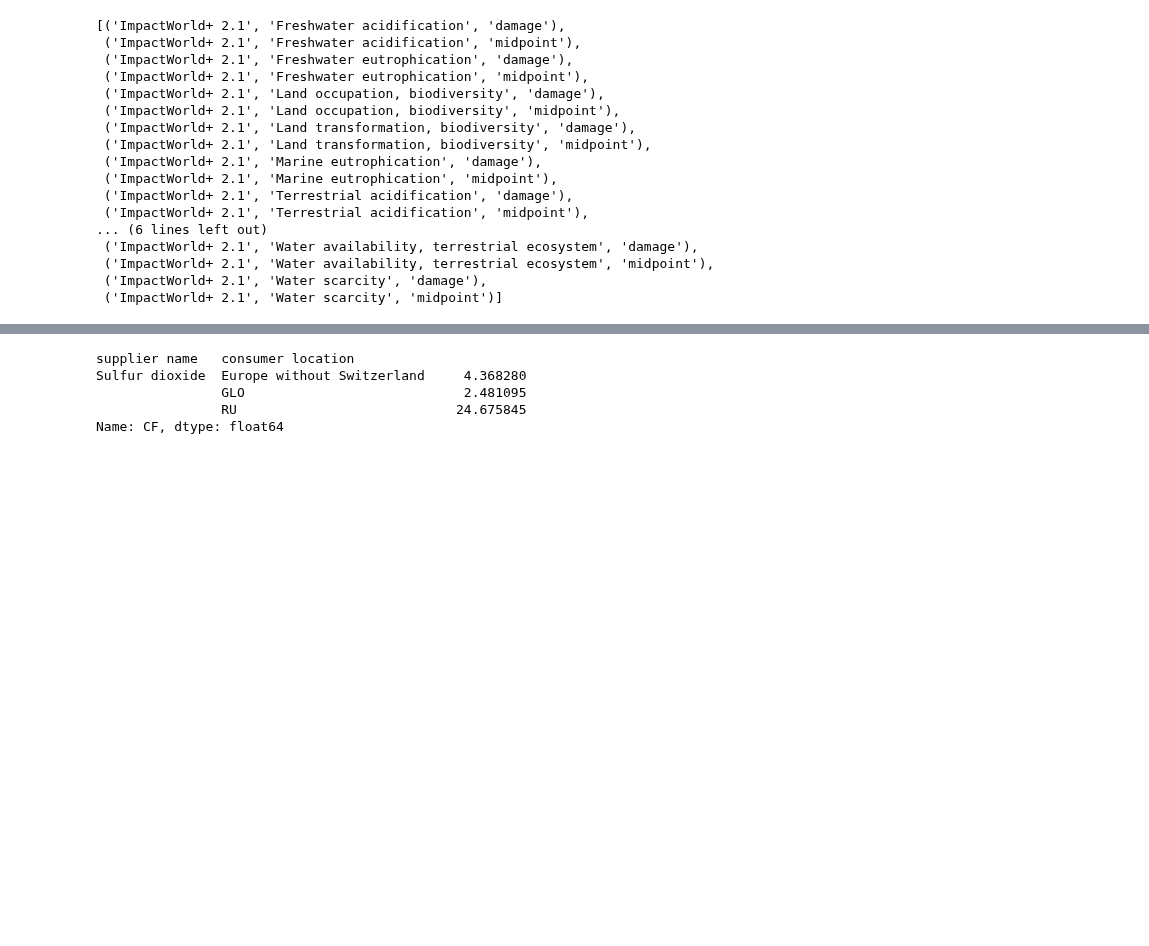
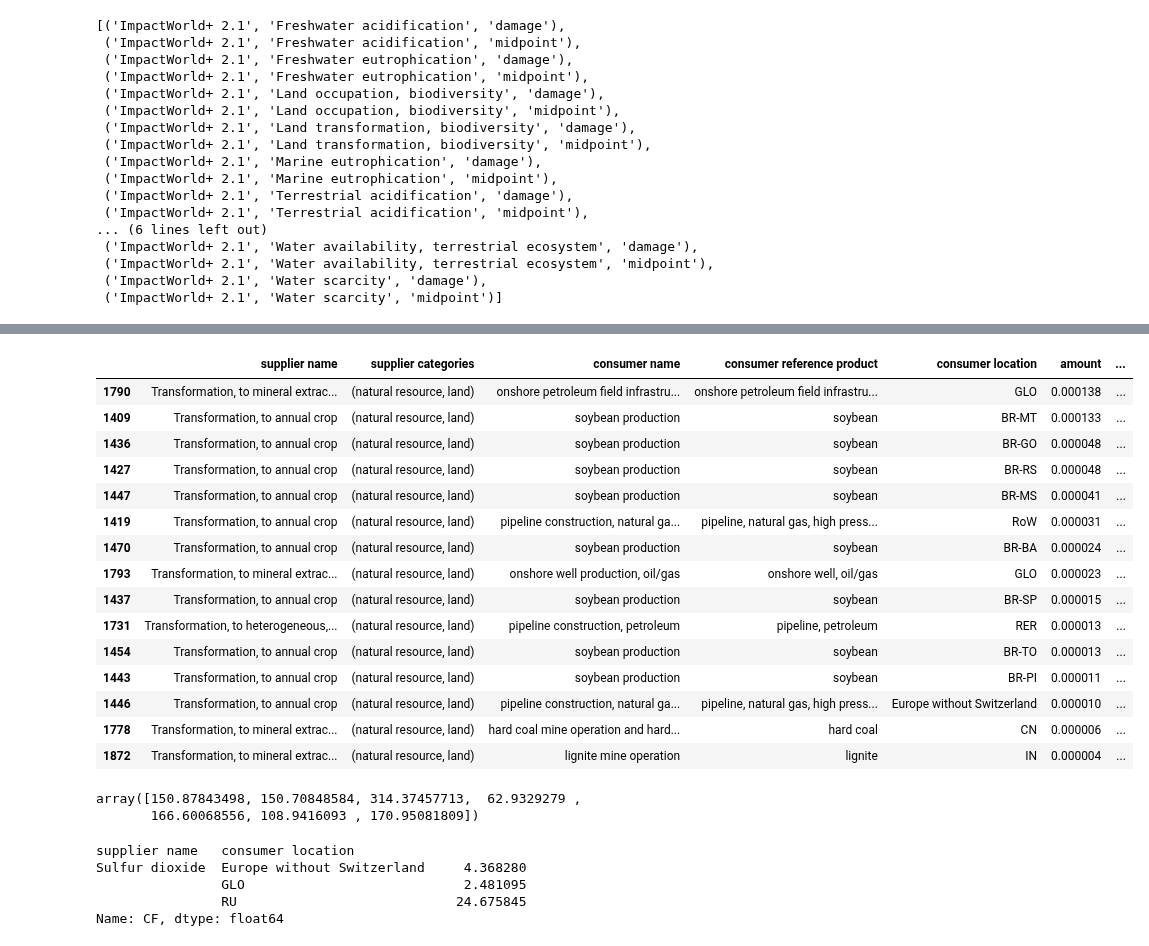
Before and after one commit to philoubet/edges, a Jupyter notebook: dev/ImpactWorld+/test_iw.ipynb, the cells around one changed output, grey strips where cells are left out. Saved outputs shown, nothing was run; the diff lists cells and outputs as text; code cells hidden in the pictures; blank space fills up the shorter version.

```diff
--- a/dev/ImpactWorld+/test_iw.ipynb
+++ b/dev/ImpactWorld+/test_iw.ipynb
@@ -128,3 +140,27 @@ Handling remaining exchanges...
+# %%
+df.sort_values("amount", ascending=False)
+# %% [output]
+|  | supplier name | supplier categories | consumer name | consumer reference product | consumer location | amount | ... |
+| 1790 | Transformation, to mineral extrac... | (natural resource, land) | onshore petroleum field infrastru... | onshore petroleum field infrastru... | GLO | 0.000138 | ... |
+| 1409 | Transformation, to annual crop | (natural resource, land) | soybean production | soybean | BR-MT | 0.000133 | ... |
+| 1436 | Transformation, to annual crop | (natural resource, land) | soybean production | soybean | BR-GO | 0.000048 | ... |
+| 1427 | Transformation, to annual crop | (natural resource, land) | soybean production | soybean | BR-RS | 0.000048 | ... |
+| 1447 | Transformation, to annual crop | (natural resource, land) | soybean production | soybean | BR-MS | 0.000041 | ... |
+| 1419 | Transformation, to annual crop | (natural resource, land) | pipeline construction, natural ga... | pipeline, natural gas, high press... | RoW | 0.000031 | ... |
+| 1470 | Transformation, to annual crop | (natural resource, land) | soybean production | soybean | BR-BA | 0.000024 | ... |
+| 1793 | Transformation, to mineral extrac... | (natural resource, land) | onshore well production, oil/gas | onshore well, oil/gas | GLO | 0.000023 | ... |
+| 1437 | Transformation, to annual crop | (natural resource, land) | soybean production | soybean | BR-SP | 0.000015 | ... |
+| 1731 | Transformation, to heterogeneous,... | (natural resource, land) | pipeline construction, petroleum | pipeline, petroleum | RER | 0.000013 | ... |
+| 1454 | Transformation, to annual crop | (natural resource, land) | soybean production | soybean | BR-TO | 0.000013 | ... |
+| 1443 | Transformation, to annual crop | (natural resource, land) | soybean production | soybean | BR-PI | 0.000011 | ... |
+| 1446 | Transformation, to annual crop | (natural resource, land) | pipeline construction, natural ga... | pipeline, natural gas, high press... | Europe without Switzerland | 0.000010 | ... |
+| 1778 | Transformation, to mineral extrac... | (natural resource, land) | hard coal mine operation and hard... | hard coal | CN | 0.000006 | ... |
+| 1872 | Transformation, to mineral extrac... | (natural resource, land) | lignite mine operation | lignite | IN | 0.000004 | ... |
+# %%
+df["CF"].unique()
+# %% [output]
+array([150.87843498, 150.70848584, 314.37457713,  62.9329279 ,
+       166.60068556, 108.9416093 , 170.95081809])
 # %%
 df.groupby(["supplier name", "consumer location"])["CF"].mean()
 # %% [output]
```
Also changed, not shown: parts of 4 cells of this notebook, 1 other file.
